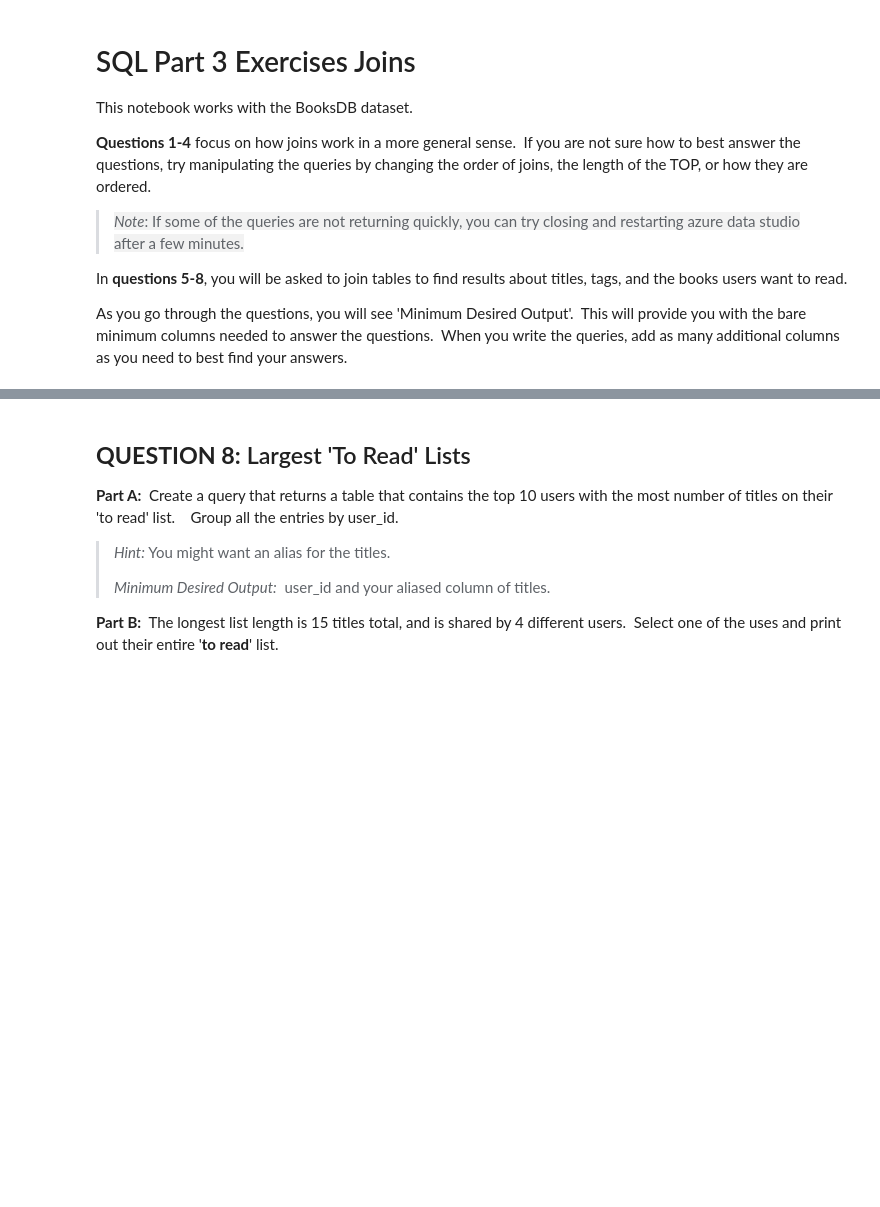
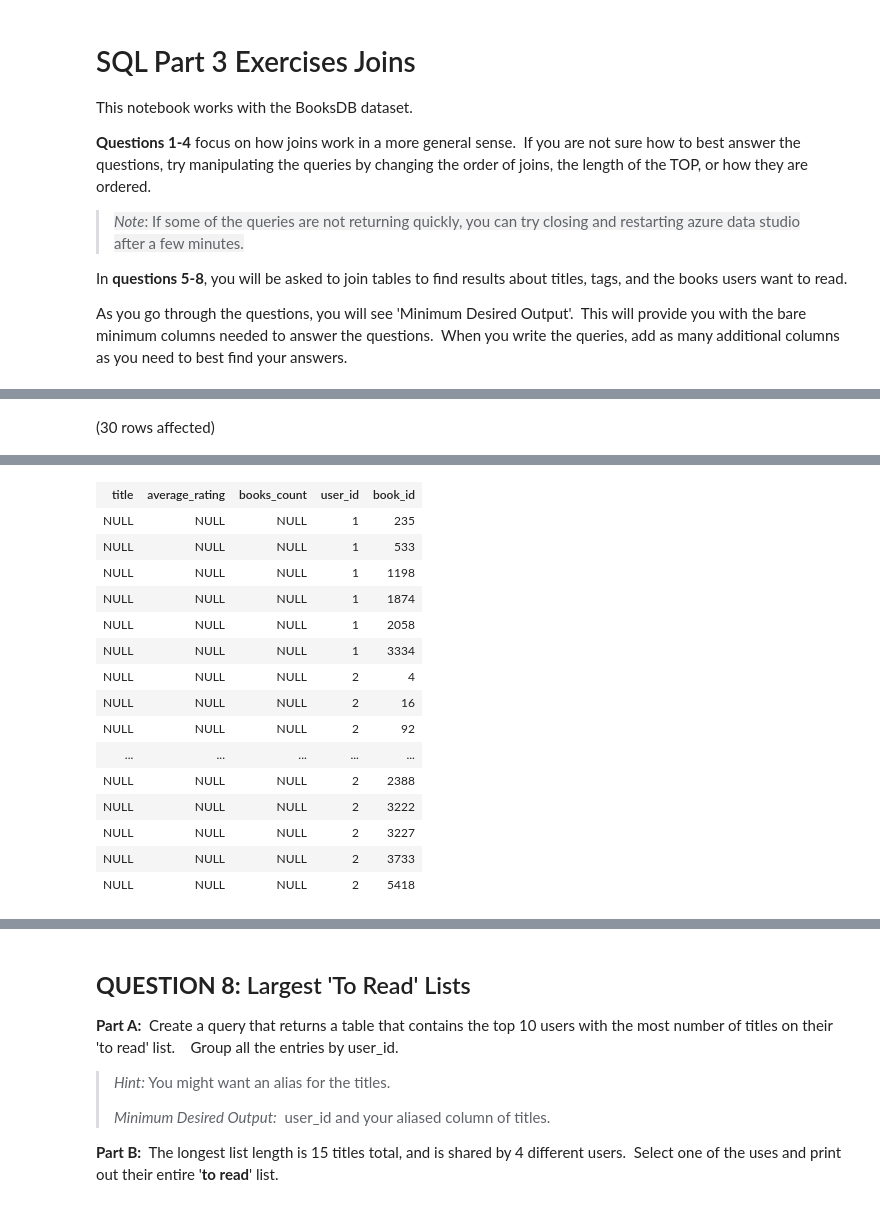
Before and after one commit to yayasanya/SQL-Part-3-Exercises, a Jupyter notebook: SQL-Part-3-Exercises/Notebook-1.ipynb, the cells around one changed output, grey strips where cells are left out. Cells and saved outputs as stored; diff of their text form; code cells hidden in the pictures; blank space fills up the shorter version.

```diff
--- a/SQL-Part-3-Exercises/Notebook-1.ipynb
+++ b/SQL-Part-3-Exercises/Notebook-1.ipynb
@@ -192,0 +141,9 @@ Total execution time: 00:00:00.057
+# %%
+-- FULL JOIN
+SELECT TOP 30 b.title, b.average_rating, b.books_count,tr.user_id, tr.book_id
+FROM BooksDB.dbo.books AS b
+FULL JOIN BooksDB.dbo.to_read AS tr
+ON b.book_id = tr.book_id
+WHERE b.title is NULL
+# %% [output]
+(30 rows affected)
@@ -192,0 +151,16 @@ Total execution time: 00:00:00.057
+| title | average_rating | books_count | user_id | book_id |
+| NULL | NULL | NULL | 1 | 235 |
+| NULL | NULL | NULL | 1 | 533 |
+| NULL | NULL | NULL | 1 | 1198 |
+| NULL | NULL | NULL | 1 | 1874 |
+| NULL | NULL | NULL | 1 | 2058 |
+| NULL | NULL | NULL | 1 | 3334 |
+| NULL | NULL | NULL | 2 | 4 |
+| NULL | NULL | NULL | 2 | 16 |
+| NULL | NULL | NULL | 2 | 92 |
+| ... | ... | ... | ... | ... |
+| NULL | NULL | NULL | 2 | 2388 |
+| NULL | NULL | NULL | 2 | 3222 |
+| NULL | NULL | NULL | 2 | 3227 |
+| NULL | NULL | NULL | 2 | 3733 |
+| NULL | NULL | NULL | 2 | 5418 |
```
Also changed, not shown: parts of 40 cells of this notebook, 1 other file.
